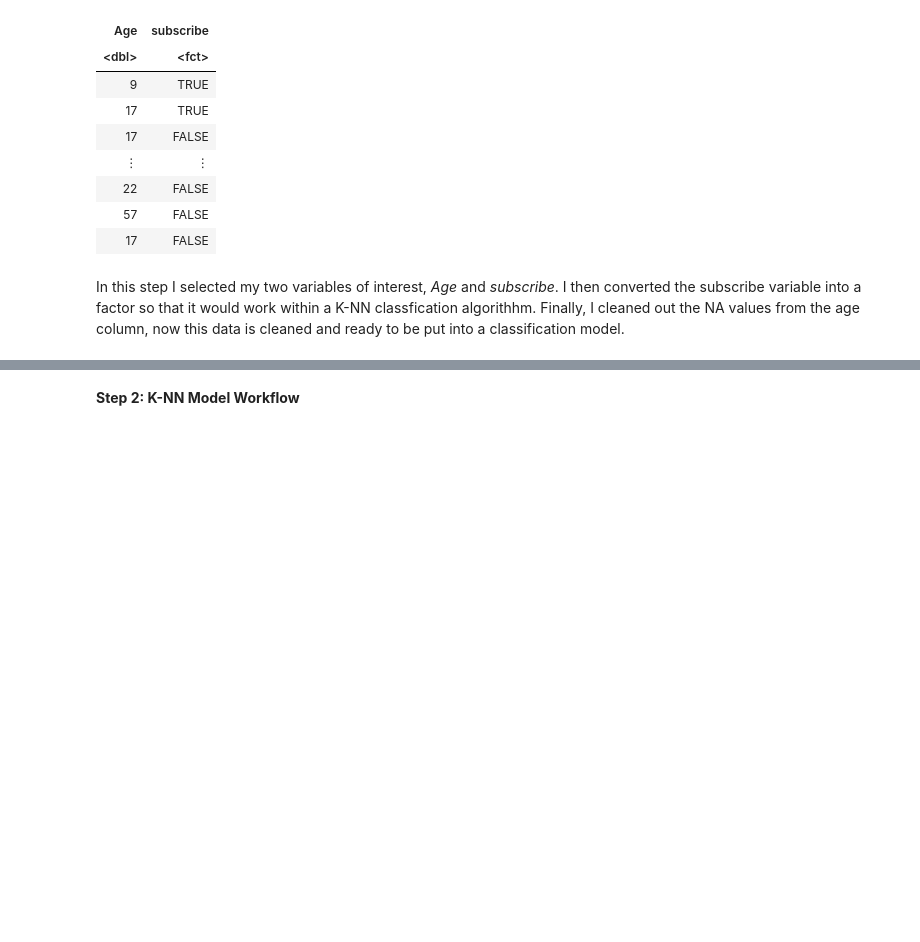
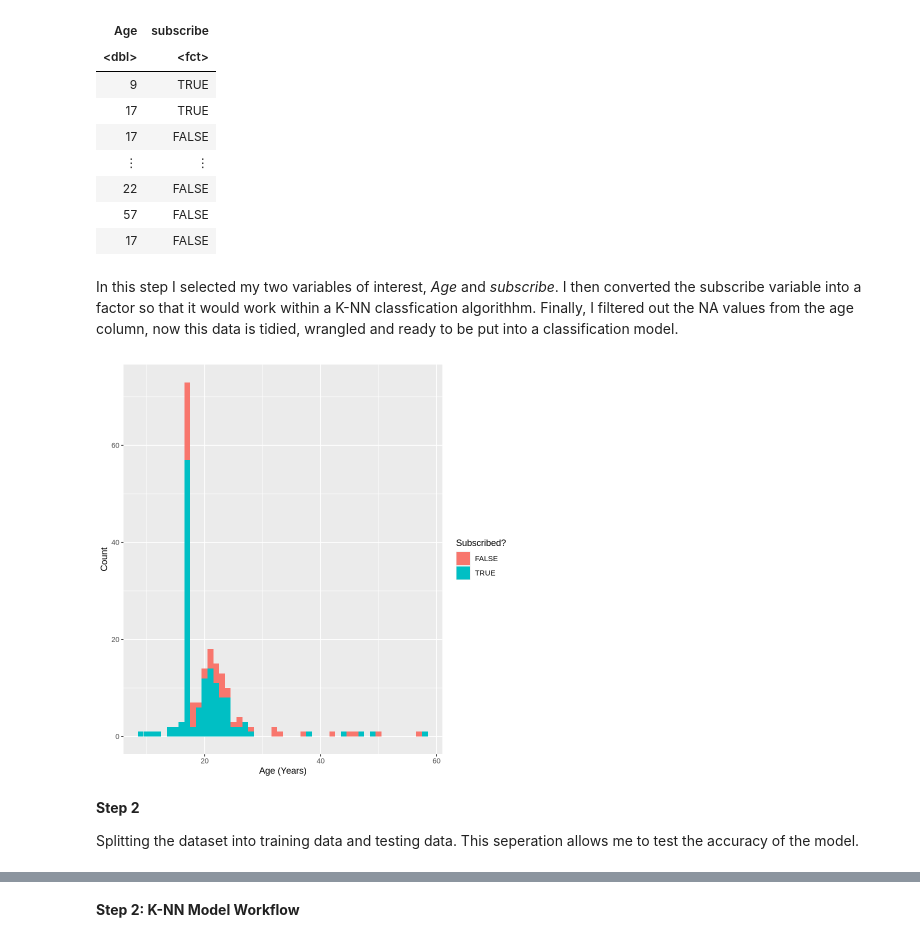
Before and after one commit to Mgonz005/Data-Science-group-project-, a Jupyter notebook: final_project_grp34.ipynb, the cells around one changed output, grey strips where cells are left out. Saved outputs shown, nothing was run; the diff lists cells and outputs as text; code cells hidden in the pictures; blank space fills up the shorter version.

```diff
--- a/final_project_grp34.ipynb
+++ b/final_project_grp34.ipynb
@@ -111,13 +111,12 @@ A spec_tbl_df: 196 × 7
 # %% [markdown]
 **Step 1:**
 # %%
-players_age_sub <- players %>%
-    select(Age, subscribe)
-players_fct <- players_age_sub %>%
-    mutate(subscribe = as_factor(subscribe))
-player_clean <- players_fct %>%
+player_age <- players |>
+    select(Age, subscribe) |>
+    mutate(subscribe = as_factor(subscribe)) |>
     filter(Age != "NA")
-player_clean
+
+player_age
 # %% [output]
 A tibble: 194 × 2
 | Age | subscribe |
@@ -130,4 +129,17 @@ A tibble: 194 × 2
 | 57 | FALSE |
 | 17 | FALSE |
 # %% [markdown]
-In this step I selected my two variables of interest, *Age* and *subscribe*. I then converted the subscribe variable into a factor so that it would work within a K-NN classfication algorithhm. Finally, I cleaned out the NA values from the age column, now this data is cleaned and ready to be put into a classification model.
+In this step I selected my two variables of interest, *Age* and *subscribe*. I then converted the subscribe variable into a factor so that it would work within a K-NN classfication algorithhm. Finally, I filtered out the NA values from the age column, now this data is tidied, wrangled and ready to be put into a classification model.
+# %%
+player_age_hist <- player_age |>
+    ggplot(aes(x = Age, fill = subscribe)) +
+    geom_histogram(binwidth = 1) +
+    labs(x = "Age (Years)", y = "Count", fill = "Subscribed?")
+
+player_age_hist
+# %% [output]
+[figure, added]
+# %% [markdown]
+**Step 2**
+
+Splitting the dataset into training data and testing data. This seperation allows me to test the accuracy of the model.
```
Also changed, not shown: parts of 5 cells of this notebook.
